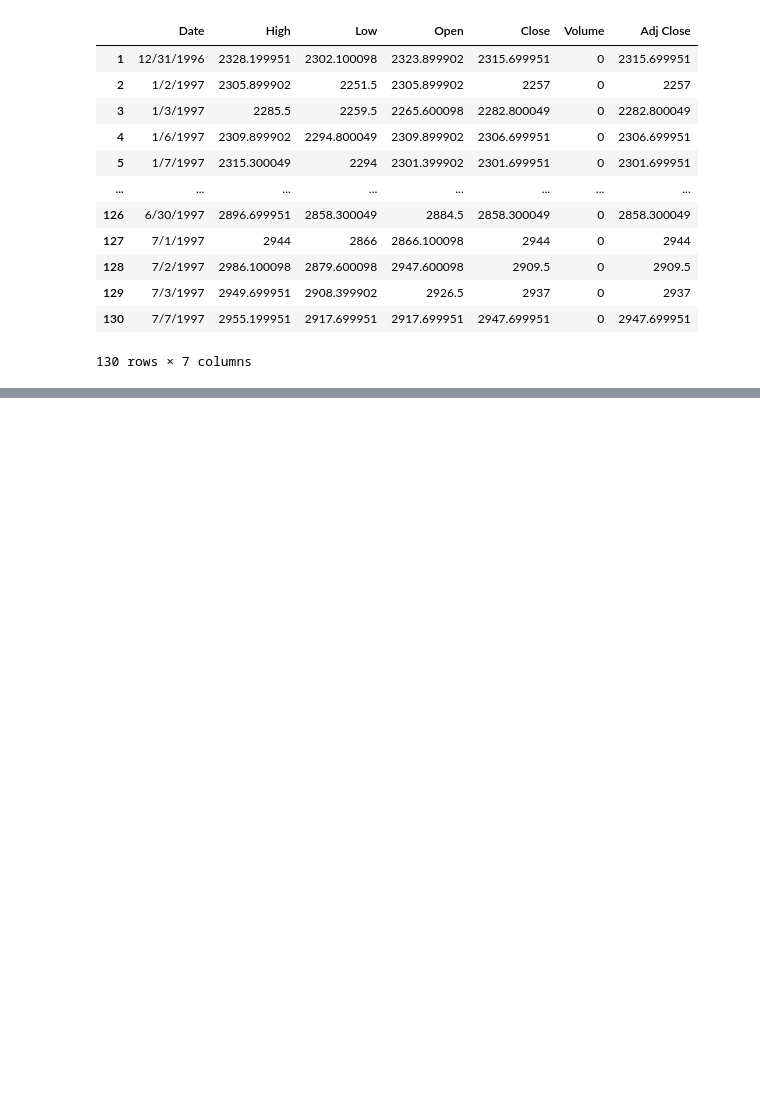
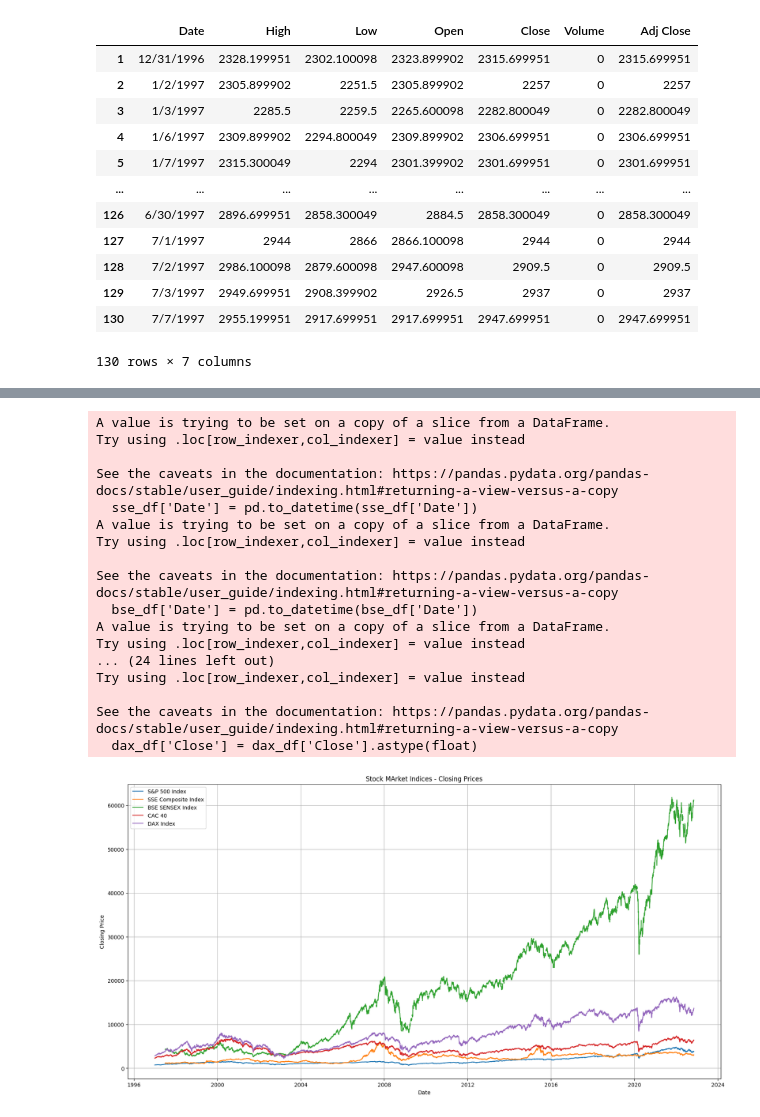
Before and after one commit to datla-ria/Project-1, a Jupyter notebook: project-1.ipynb, the cells around one changed output, grey strips where cells are left out. Cells and saved outputs as stored; diff of their text form; code cells hidden in the pictures; blank space fills up the shorter version.

```diff
--- a/project-1.ipynb
+++ b/project-1.ipynb
@@ -338,0 +354,51 @@ dax_df.head(130)
+# %%
+#Convert Date columns to datetime
+snp_df['Date'] = pd.to_datetime(snp_df['Date'])
+sse_df['Date'] = pd.to_datetime(sse_df['Date'])
+bse_df['Date'] = pd.to_datetime(bse_df['Date'])
+cac_df['Date'] = pd.to_datetime(cac_df['Date'])
+dax_df['Date'] = pd.to_datetime(dax_df['Date'])
+
+#Convert Close data to a float datatype
+snp_df['Close'] = snp_df['Close'].astype(float)
+sse_df['Close'] = sse_df['Close'].astype(float)
+bse_df['Close'] = bse_df['Close'].astype(float)
+cac_df['Close'] = cac_df['Close'].astype(float)
+dax_df['Close'] = dax_df['Close'].astype(float)
+
+#Plot the graph
+plt.figure(figsize=(20,10))
+
+#Plot the index dataframes
+plt.plot(snp_df['Date'], snp_df['Close'], label='S&P 500 Index')
+plt.plot(sse_df['Date'], sse_df['Close'], label='SSE Composite Index')
+plt.plot(bse_df['Date'], bse_df['Close'], label='BSE SENSEX Index')
+plt.plot(cac_df['Date'], cac_df['Close'], label='CAC 40')
+plt.plot(dax_df['Date'], dax_df['Close'], label='DAX Index')
+
+#Create the graph details
+plt.xlabel('Date')
+plt.ylabel('Closing Price')
+plt.title('Stock Market Indices - Closing Prices')
+plt.grid(True)
+plt.legend()
+plt.show()
+# %% [output]
+A value is trying to be set on a copy of a slice from a DataFrame.
+Try using .loc[row_indexer,col_indexer] = value instead
+
+See the caveats in the documentation: https://pandas.pydata.org/pandas-docs/stable/user_guide/indexing.html#returning-a-view-versus-a-copy
+  sse_df['Date'] = pd.to_datetime(sse_df['Date'])
+A value is trying to be set on a copy of a slice from a DataFrame.
+Try using .loc[row_indexer,col_indexer] = value instead
+
+See the caveats in the documentation: https://pandas.pydata.org/pandas-docs/stable/user_guide/indexing.html#returning-a-view-versus-a-copy
+  bse_df['Date'] = pd.to_datetime(bse_df['Date'])
+A value is trying to be set on a copy of a slice from a DataFrame.
+Try using .loc[row_indexer,col_indexer] = value instead
+... (24 lines left out)
+Try using .loc[row_indexer,col_indexer] = value instead
+
+See the caveats in the documentation: https://pandas.pydata.org/pandas-docs/stable/user_guide/indexing.html#returning-a-view-versus-a-copy
+  dax_df['Close'] = dax_df['Close'].astype(float)
+[figure, added]
```
Also changed, not shown: parts of 5 cells of this notebook.
